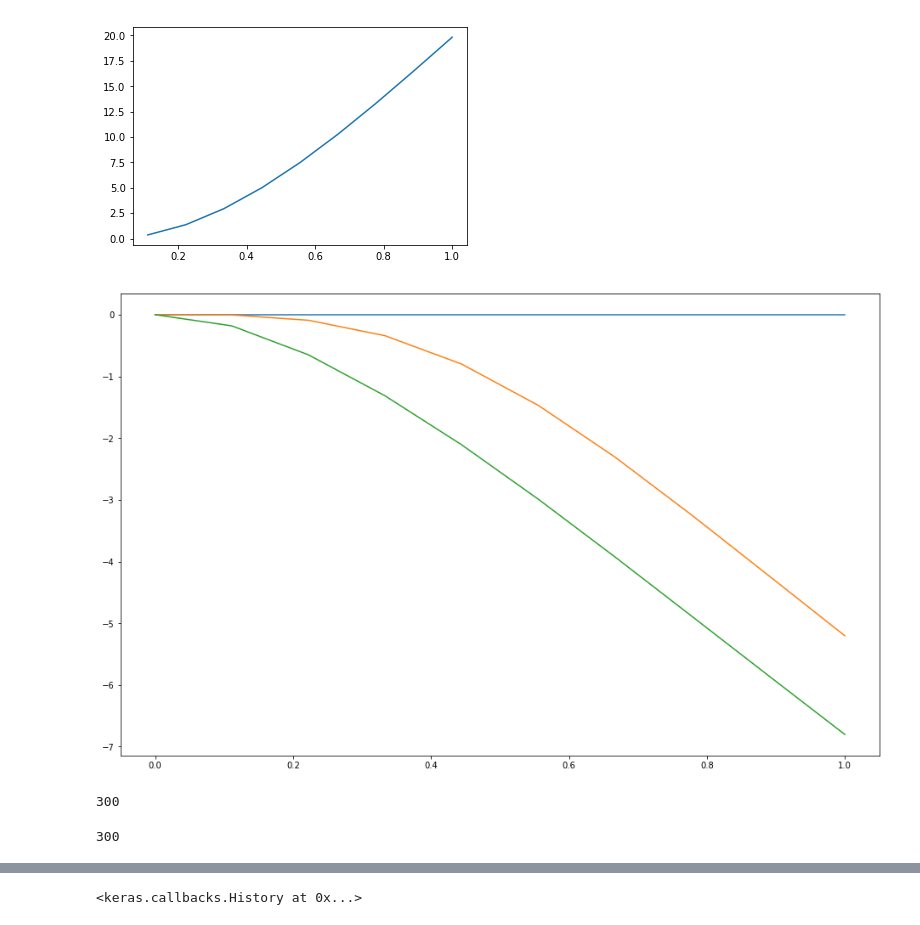
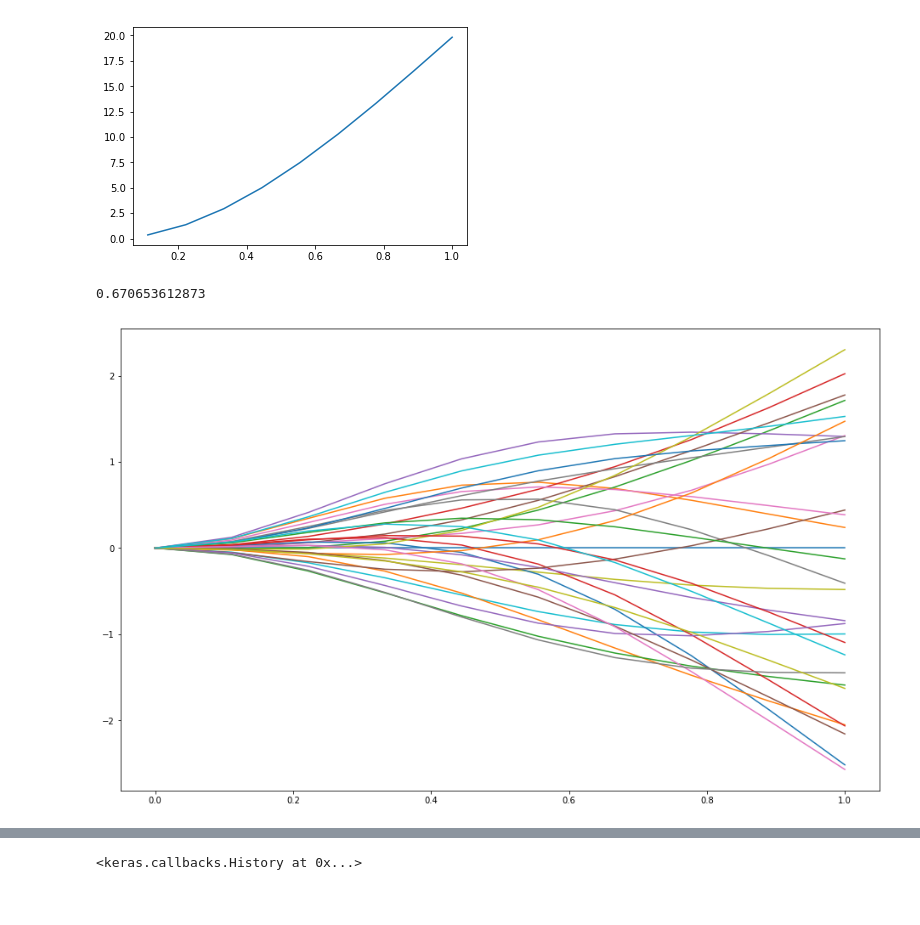
Before and after one commit to endrehp/FEM-ML, a Jupyter notebook: Cantilever_vibration.ipynb, the cells around one changed output, grey strips where cells are left out. Saved outputs shown, nothing was run; the diff lists cells and outputs as text; code cells hidden in the pictures.

```diff
--- a/Cantilever_vibration.ipynb
+++ b/Cantilever_vibration.ipynb
@@ -77,9 +80,14 @@ import random
+# %%
+w_fundamental = np.sqrt(np.real(w.min())) #Lowest eigenfrequency
+print(w_fundamental)
+# %% [output]
+0.670653612873
 # %%
 #Timestepping Theta Scheme
 Theta = 1/2
 d_old = d0[2:]
 dt_old = d0[2:]
-n_timesteps = 300
+n_timesteps = 3000
 #D = np.zeros([n_nodes, n_timesteps])
 #D[:,0] = dz0
 
@@ -99,42 +107,39 @@ f = []
 
 plt.figure(figsize=(16,10))
 
+D = np.zeros([n_timesteps, n_nodes])
+
 for i in range(n_timesteps):
 
     #dt_i = -np.matmul(Minv, np.matmul(K,d_i)-F)
     #fi = np.random.random()*np.sin(i*dt)
-    fi = 10000*np.sin(i*dt*2*np.pi)+10000*np.sin(i*dt*2*np.pi/20)
+    #fi = 10000*np.sin(w_fundamental*i*dt*2*np.pi) #~resonance frequency
+    fi = 10000*np.sin(i*dt*2*np.pi)
     f.append(fi)
 
     F_old = F_new
     F_new[-2] = fi
 
 
     d_new = np.matmul(Q, np.matmul(P, d_old)) + dt*np.matmul(Q, np.matmul(M,dt_old)) + dt**2*np.matmul(Q, (Theta**2*F_new + Theta*(1-Theta)*F_old))
 
     dt_new = dt_old - dt*np.matmul(MinvK, (Theta*d_new + (1-Theta)*d_old)) + dt*np.matmul(Minv, (Theta*F_new+(1-Theta)*F_old))
 
     dz = d_new[0:-1:2]
     dz = np.insert(dz,0,0)
     #dz = np.append(dz,0)
 
     r_end.append(dz[-1])
     rt_end.append(dt_new[-2])
 
     d_old = d_new
     dt_old = dt_new
 
+    D[i, :] = dz
+
     if i%100 == 0:
         plt.plot(x, dz)
 
 plt.show()
 # %% [output]
-[figure, old version]
+[figure, new version]
-# %%
-len(rt_end)
-# %% [output]
-300
-# %%
-len(r_end)
-# %% [output]
-300
```
Also changed, not shown: parts of 20 cells of this notebook, 1 other file.
